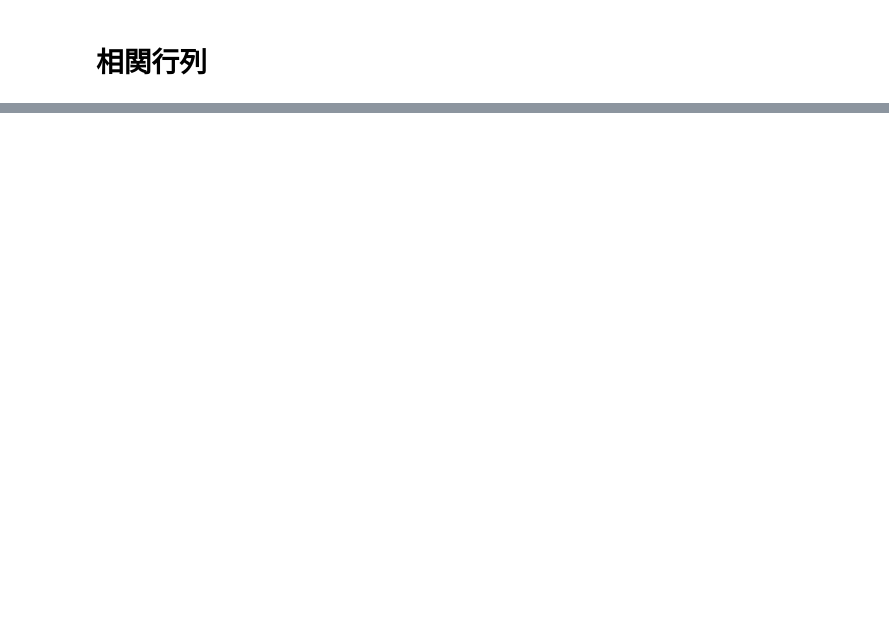
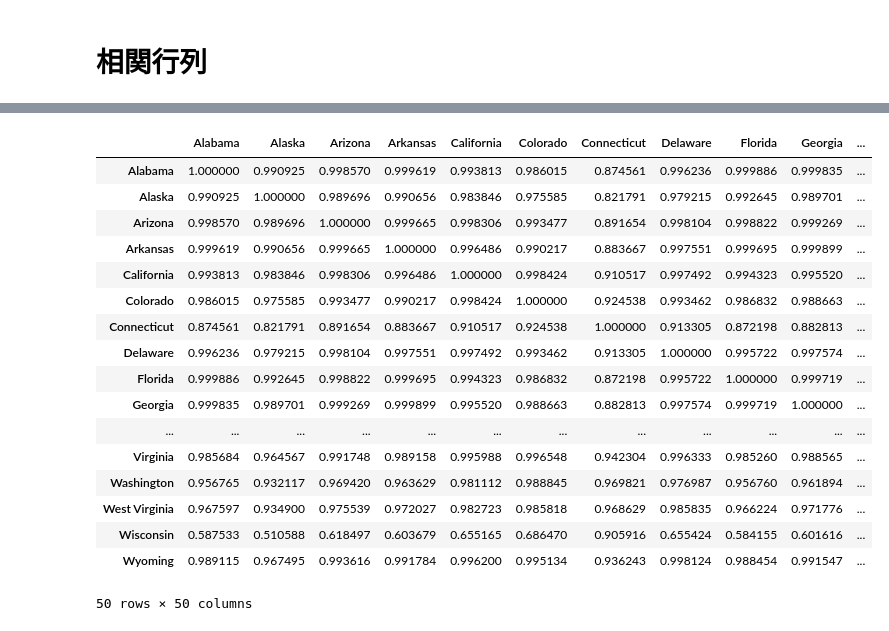
Before and after one commit to maskot1977/ipython_notebook, a Jupyter notebook: 相関行列.ipynb, the cells around one changed output, grey strips where cells are left out. Drawn from its saved outputs; the diff is of its cells as text; code cells hidden in the pictures; blank space fills up the shorter version.

```diff
--- a/相関行列.ipynb
+++ b/相関行列.ipynb
@@ -78,0 +77,23 @@ plt.show()
+# %%
+# 相関行列
+pd.DataFrame(np.corrcoef(df.dropna().iloc[:, :4].as_matrix().tolist()),
+             columns=df.index, index=df.index)
+# %% [output]
+|  | Alabama | Alaska | Arizona | Arkansas | California | Colorado | Connecticut | Delaware | Florida | Georgia | ... |
+| Alabama | 1.000000 | 0.990925 | 0.998570 | 0.999619 | 0.993813 | 0.986015 | 0.874561 | 0.996236 | 0.999886 | 0.999835 | ... |
+| Alaska | 0.990925 | 1.000000 | 0.989696 | 0.990656 | 0.983846 | 0.975585 | 0.821791 | 0.979215 | 0.992645 | 0.989701 | ... |
+| Arizona | 0.998570 | 0.989696 | 1.000000 | 0.999665 | 0.998306 | 0.993477 | 0.891654 | 0.998104 | 0.998822 | 0.999269 | ... |
+| Arkansas | 0.999619 | 0.990656 | 0.999665 | 1.000000 | 0.996486 | 0.990217 | 0.883667 | 0.997551 | 0.999695 | 0.999899 | ... |
+| California | 0.993813 | 0.983846 | 0.998306 | 0.996486 | 1.000000 | 0.998424 | 0.910517 | 0.997492 | 0.994323 | 0.995520 | ... |
+| Colorado | 0.986015 | 0.975585 | 0.993477 | 0.990217 | 0.998424 | 1.000000 | 0.924538 | 0.993462 | 0.986832 | 0.988663 | ... |
+| Connecticut | 0.874561 | 0.821791 | 0.891654 | 0.883667 | 0.910517 | 0.924538 | 1.000000 | 0.913305 | 0.872198 | 0.882813 | ... |
+| Delaware | 0.996236 | 0.979215 | 0.998104 | 0.997551 | 0.997492 | 0.993462 | 0.913305 | 1.000000 | 0.995722 | 0.997574 | ... |
+| Florida | 0.999886 | 0.992645 | 0.998822 | 0.999695 | 0.994323 | 0.986832 | 0.872198 | 0.995722 | 1.000000 | 0.999719 | ... |
+| Georgia | 0.999835 | 0.989701 | 0.999269 | 0.999899 | 0.995520 | 0.988663 | 0.882813 | 0.997574 | 0.999719 | 1.000000 | ... |
+| ... | ... | ... | ... | ... | ... | ... | ... | ... | ... | ... | ... |
+| Virginia | 0.985684 | 0.964567 | 0.991748 | 0.989158 | 0.995988 | 0.996548 | 0.942304 | 0.996333 | 0.985260 | 0.988565 | ... |
+| Washington | 0.956765 | 0.932117 | 0.969420 | 0.963629 | 0.981112 | 0.988845 | 0.969821 | 0.976987 | 0.956760 | 0.961894 | ... |
+| West Virginia | 0.967597 | 0.934900 | 0.975539 | 0.972027 | 0.982723 | 0.985818 | 0.968629 | 0.985835 | 0.966224 | 0.971776 | ... |
+| Wisconsin | 0.587533 | 0.510588 | 0.618497 | 0.603679 | 0.655165 | 0.686470 | 0.905916 | 0.655424 | 0.584155 | 0.601616 | ... |
+| Wyoming | 0.989115 | 0.967495 | 0.993616 | 0.991784 | 0.996200 | 0.995134 | 0.936243 | 0.998124 | 0.988454 | 0.991547 | ... |
+50 rows × 50 columns
```
Also changed, not shown: parts of 6 cells of this notebook.
